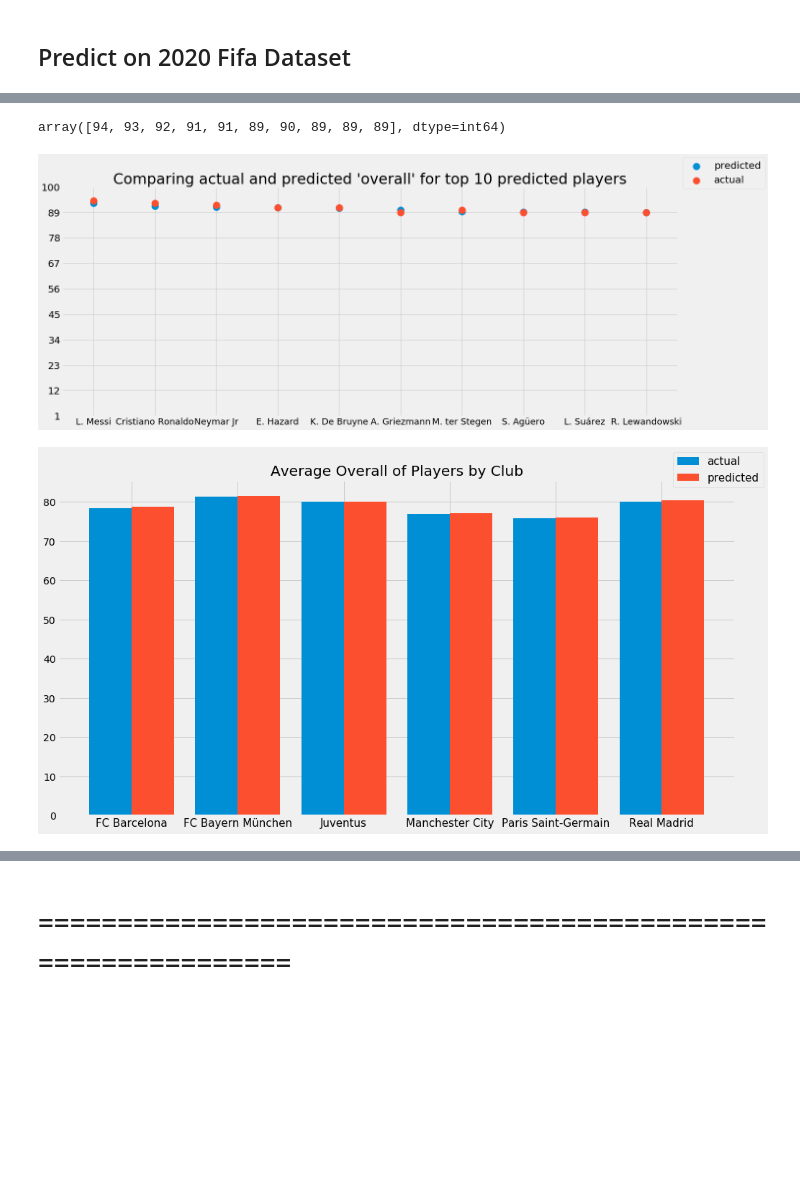
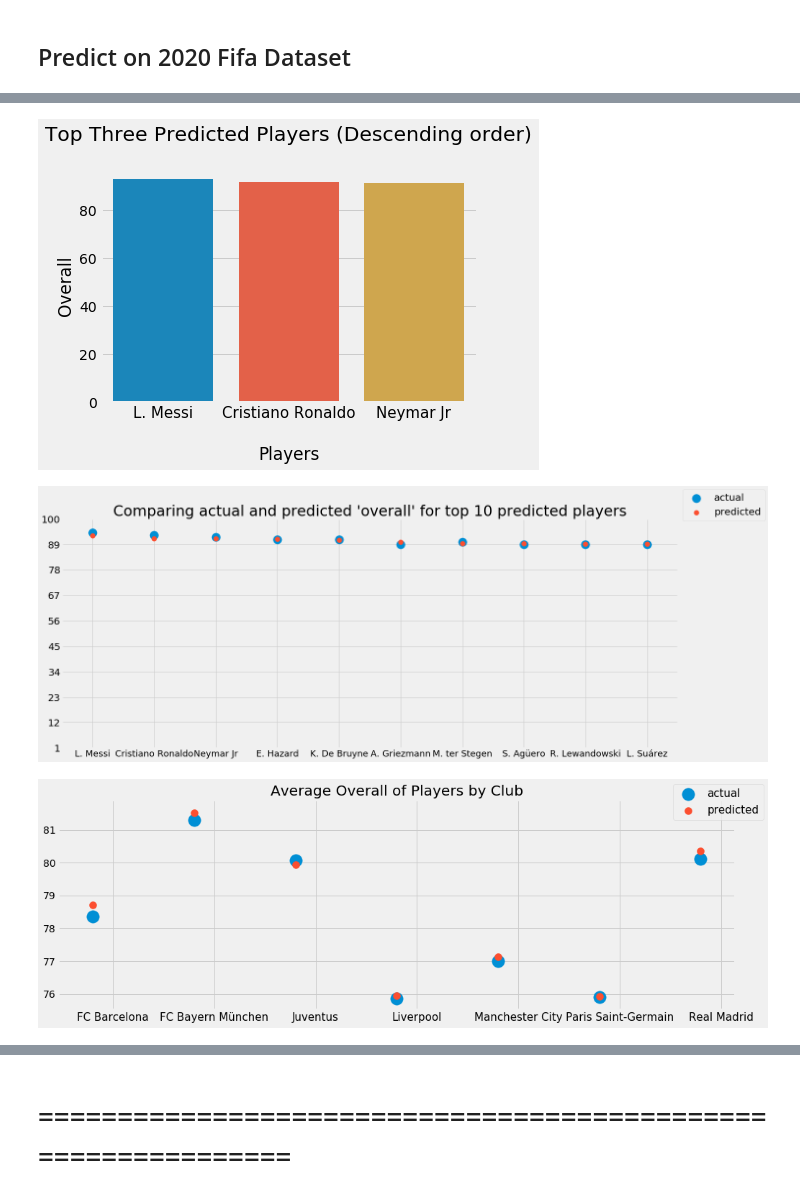
Before and after one commit to Wangsherpa/fifa-final-project, a Jupyter notebook: fifa-project.ipynb, the cells around one changed output, grey strips where cells are left out. Cells and saved outputs as stored; diff of their text form; code cells hidden in the pictures; blank space fills up the shorter version.

```diff
--- a/fifa-project.ipynb
+++ b/fifa-project.ipynb
@@ -317,14 +281,15 @@ joblib.dump(rf,'best_rf.h5')
 # %% [markdown]
 ## Predict on 2020 Fifa Dataset
 # %%
+# load fifa 2020 dataset
 fifa_2020 = pd.read_csv('data/players_20.csv')
 
 # filter out the clubs which will be used for prediction
-clubs = ['FC Barcelona', 'FC Bayern München', 'Real Madrid', 'Paris Saint-Germain', 'Juventus', 'Manchester City', 'Liverpool FC']
+clubs = ['FC Barcelona', 'FC Bayern München', 'Real Madrid', 'Paris Saint-Germain', 'Juventus', 'Manchester City', 'Liverpool']
 # preprocess the data
 fifa_20_cleaned = preprocess(fifa_2020, True)
 # assign categorical columns to be one hot encoded
-OneHotCols = ['preferred_foot', 'work_rate', 'team_position']
+OneHotCols = ['preferred_foot', 'work_rate']
 # OneHotEncode categorical columns
 final_dummies = pd.get_dummies(fifa_20_cleaned, columns=OneHotCols, drop_first=True)
 # only keep necessary rows
@@ -345,8 +310,10 @@ X_test_scaled = scaler.transform(X_test)
 # %%
 from sklearn.metrics import mean_squared_error
 
+# load model
+model = joblib.load('best_rf.h5')
 # make prediction using the trained model
-final_preds = rf.predict(X_test_scaled)
+final_preds = model.predict(X_test_scaled)
 # print mean squared error
 print("Mean Squared Error: {:.3f}".format(mean_squared_error(y_test, final_preds)))
 # %% [output]
@@ -370,3 +348,15 @@ df.head()
+# %%
+# Top three predict players
+plt.style.use('fivethirtyeight')
+ax = sns.barplot(df_sorted.head(3)['short_name'], df_sorted.head(3)['prediction'])
+ax.set_title("Top Three Predicted Players (Descending order)\n")
+ax.set_ylabel("Overall")
+ax.set_xlabel("\nPlayers")
+plt.xticks(fontsize=15)
+plt.savefig('top3.pdf', bbox_inches='tight', transparent=True)
+plt.show()
+# %% [output]
+[figure, added]
 # %%
 # get top 10 predicted scores
 top_10_predictions = df_sorted.iloc[:10, 3].values
@@ -374,10 +364,6 @@ top_10_predictions = df_sorted.iloc[:10, 3].values
 actual = df_sorted.iloc[:10, 1].values
 # get the names of the first 10 players
 top_10_players = df_sorted.iloc[:10, 2].values
-# %%
-actual
-# %% [output]
-array([94, 93, 92, 91, 91, 89, 90, 89, 89, 89], dtype=int64)
 # %%
 # create xticks for side-by-side bar plot
 xticks1 = np.arange(10)
@@ -386,28 +372,29 @@ xticks2 = xticks1+0.4
 plt.style.use('fivethirtyeight')
 # plot
 plt.figure(figsize=(20, 8))
-plt.scatter(xticks1, top_10_predictions, label="predicted", s=200)
-plt.scatter(xticks1, actual, label="actual", s=200)
+plt.scatter(xticks1, actual, label="actual", s=300)
+plt.scatter(xticks1, top_10_predictions, label="predicted", s=100)
 plt.xticks(xticks1, top_10_players, fontsize=18)
 plt.yticks(np.linspace(1, 100, 10), fontsize=20)
 plt.title("Comparing actual and predicted 'overall' for top 10 predicted players", fontsize=30)
 plt.legend(fontsize=20, loc='upper left', bbox_to_anchor=(1, 1.15))
 plt.show()
 # %% [output]
-[figure, old version]
+[figure, new version]
 # %%
 ax = df.groupby('club')['overall'].mean()
 ax1 = df.groupby('club')['prediction'].mean()
 # plot
-plt.figure(figsize=(15, 8))
-plt.bar([1, 1.5, 2, 2.5, 3, 3.5], ax.values, width=0.2, label="actual")
-plt.bar([1.2, 1.7, 2.2, 2.7, 3.2, 3.7], ax1.values, width=0.2, label="predicted")
-plt.xticks([1.1, 1.6, 2.1, 2.6, 3.1, 3.6], labels=list(ax.index), fontsize=15)
+plt.figure(figsize=(15, 5))
+plt.scatter([1, 1.5, 2, 2.5, 3, 3.5, 4], ax.values, label="actual", s=300)
+plt.scatter([1, 1.5, 2, 2.5, 3, 3.5, 4], ax1.values, label="predicted", s=100)
+plt.xticks([1.1, 1.6, 2.1, 2.6, 3.1, 3.6, 4.1], labels=list(ax.index), fontsize=15)
 plt.title("Average Overall of Players by Club")
 plt.legend(bbox_to_anchor=(0.9, 1.1), loc='upper left', fontsize=15)
+plt.savefig("club.pdf", bbox_inches='tight', transparent=True)
 plt.show()
 # %% [output]
-[figure, old version]
+[figure, new version]
 # %%
 # plot barcelona's players overall
 barca = df[df['club'] == 'FC Barcelona']
```
Also changed, not shown: parts of 43 cells of this notebook, 1 other file.
